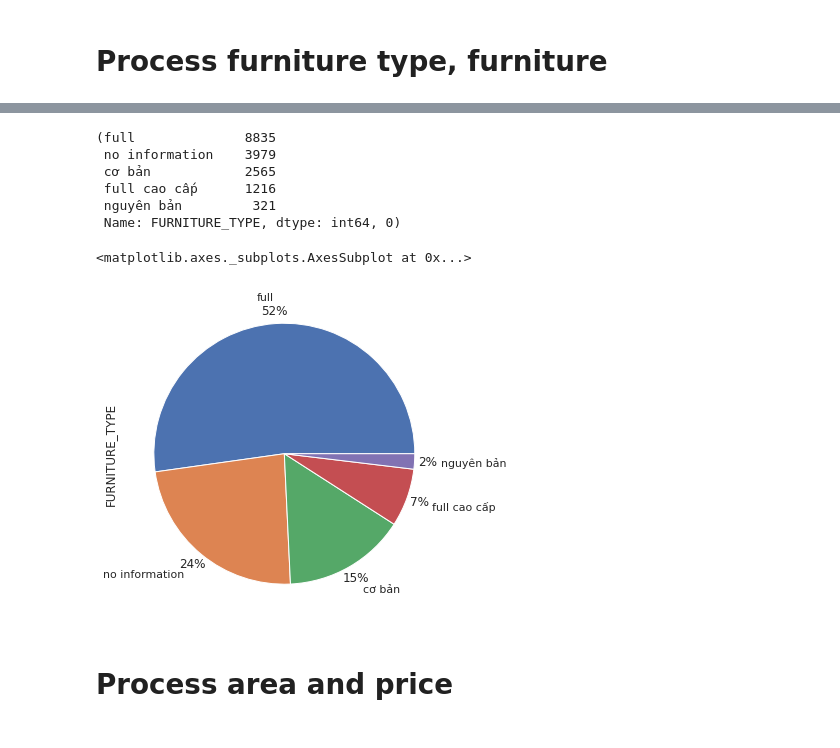
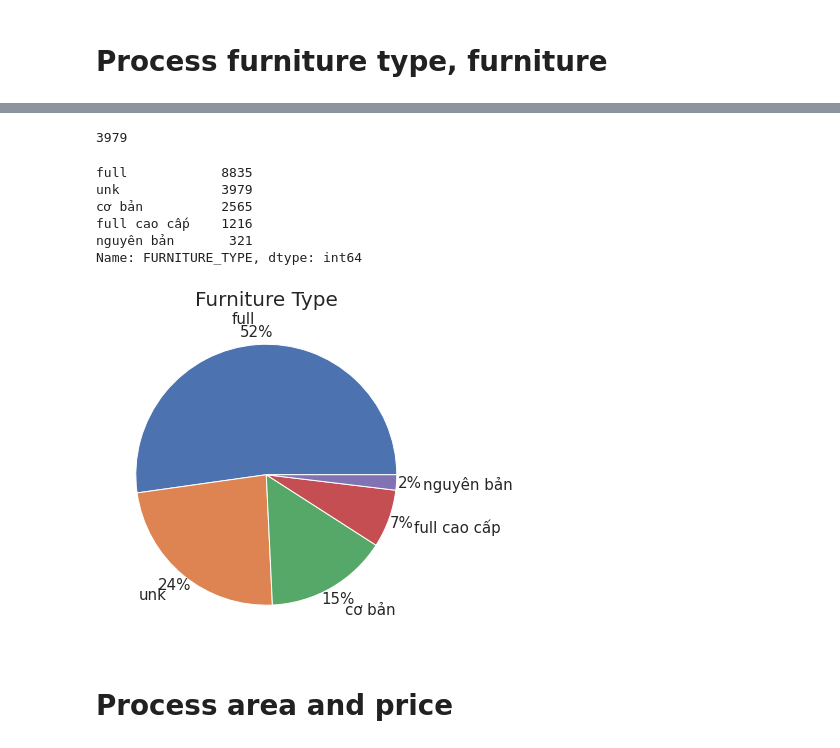
Before and after one commit to phamvanhanh6720/PredictRentedApartment, a Jupyter notebook: process_data/KHDL_visualize.ipynb, the cells around one changed output, grey strips where cells are left out. Cells and saved outputs as stored; diff of their text form; code cells hidden in the pictures.

```diff
--- a/process_data/KHDL_visualize.ipynb
+++ b/process_data/KHDL_visualize.ipynb
@@ -6,5 +8,5 @@ import seaborn as sns
 # %%
-path = '/content/integrated_data2.csv'
+path = '../table_data/integrated_data2.csv'
 df = pd.read_csv(path, index_col=0, parse_dates=True, encoding = "UTF-8")
 df.head()
 # %% [output]
@@ -126,23 +134,31 @@ for i in range(df.shape[0]):
         df['FURNITURE_TYPE'][i] = 'full cao cấp'
     elif 'nội thất đầy đủ' in temp:
         df['FURNITURE_TYPE'][i] = 'full'
-    else:
-        df['FURNITURE_TYPE'][i] = 'no information'
+    # else:
+    #     df['FURNITURE_TYPE'][i] = 'no information'
 # %%
-df['FURNITURE_TYPE'].value_counts(), df['FURNITURE_TYPE'].isnull().sum()
+df['FURNITURE_TYPE'].isnull().sum()
 # %% [output]
-(full              8835
- no information    3979
- cơ bản            2565
- full cao cấp      1216
- nguyên bản         321
- Name: FURNITURE_TYPE, dtype: int64, 0)
+3979
+# %%
+df['FURNITURE_TYPE'].fillna('unk', inplace=True)
+# %%
+df['FURNITURE_TYPE'].value_counts()
+# %% [output]
+full            8835
+unk             3979
+cơ bản          2565
+full cao cấp    1216
+nguyên bản       321
+Name: FURNITURE_TYPE, dtype: int64
 # %%
 plt.subplots(figsize=(10,6))
-df['FURNITURE_TYPE'].value_counts().plot(kind='pie', autopct='%1.0f%%', pctdistance=1.1, labeldistance=1.2)
+df['FURNITURE_TYPE'].value_counts().plot(kind='pie', autopct='%1.0f%%', pctdistance=1.1, labeldistance=1.2, fontsize=15)
+plt.axis('off')
+plt.title('Furniture Type', fontsize=20)
+plt.show()
 # %% [output]
-<matplotlib.axes._subplots.AxesSubplot at 0x...>
-[figure, old version]
+[figure, new version]
 # %%
 nguyen_ban = ['thiết bị vệ sinh', 'bàn bếp', 'tủ bếp'] # đồ của chủ đầu tư
 co_ban = nguyen_ban + ['tủ đồ', 'nóng lạnh', 'giường tủ', 'bàn ghế'] # design cơ bản đồ đạc
```
Also changed, not shown: parts of 48 cells of this notebook, 2 other files.
